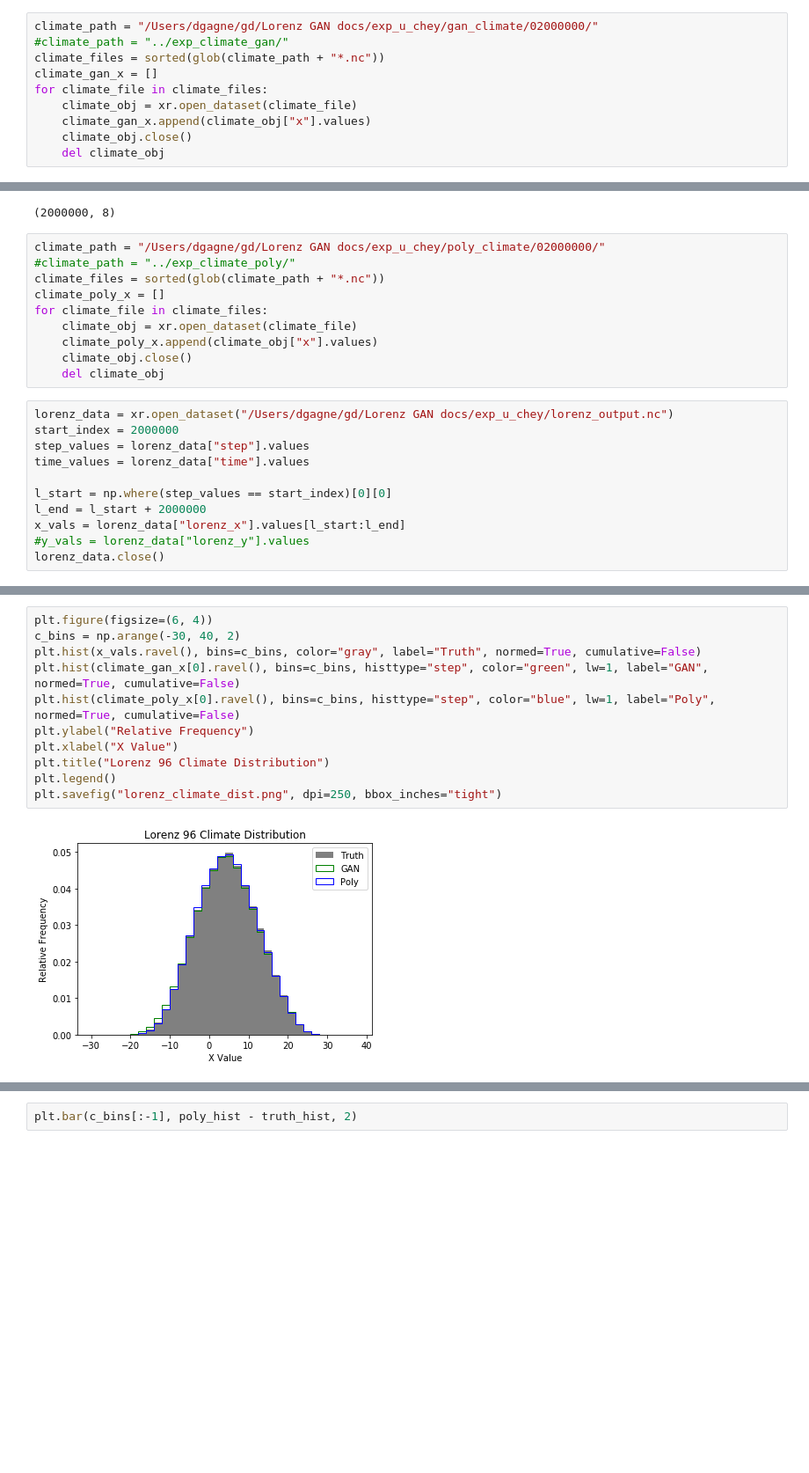
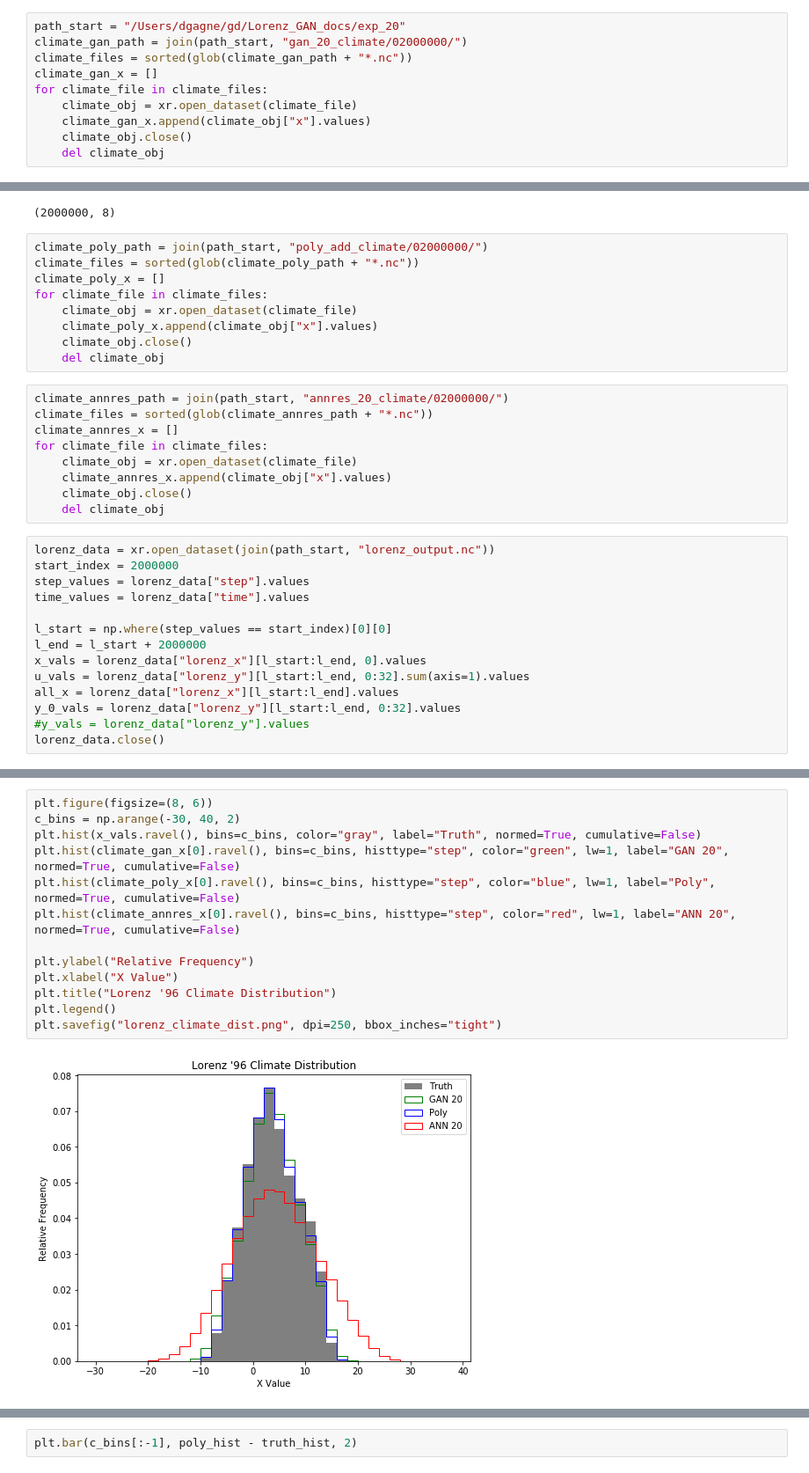
Before and after one commit to djgagne/lorenz_gan, a Jupyter notebook: notebooks/lorenz_gan_climate.ipynb, the cells around one changed output, grey strips where cells are left out. Shown at 88% size. Drawn from its saved outputs; the diff is of its cells as text; blank space fills up the shorter version.

```diff
--- a/notebooks/lorenz_gan_climate.ipynb
+++ b/notebooks/lorenz_gan_climate.ipynb
@@ -7,7 +9,7 @@ from glob import glob
 # %%
-climate_path = "/Users/dgagne/gd/Lorenz GAN docs/exp_u_chey/gan_climate/02000000/"
-#climate_path = "../exp_climate_gan/"
-climate_files = sorted(glob(climate_path + "*.nc"))
+path_start = "/Users/dgagne/gd/Lorenz_GAN_docs/exp_20"
+climate_gan_path = join(path_start, "gan_20_climate/02000000/")
+climate_files = sorted(glob(climate_gan_path + "*.nc"))
 climate_gan_x = []
 for climate_file in climate_files:
     climate_obj = xr.open_dataset(climate_file)
@@ -19,23 +21,34 @@ climate_gan_x[0].shape
 # %% [output]
 (2000000, 8)
 # %%
-climate_path = "/Users/dgagne/gd/Lorenz GAN docs/exp_u_chey/poly_climate/02000000/"
-#climate_path = "../exp_climate_poly/"
-climate_files = sorted(glob(climate_path + "*.nc"))
+climate_poly_path = join(path_start, "poly_add_climate/02000000/")
+climate_files = sorted(glob(climate_poly_path + "*.nc"))
 climate_poly_x = []
 for climate_file in climate_files:
     climate_obj = xr.open_dataset(climate_file)
     climate_poly_x.append(climate_obj["x"].values)
     climate_obj.close()
     del climate_obj
+# %%
+climate_annres_path = join(path_start, "annres_20_climate/02000000/")
+climate_files = sorted(glob(climate_annres_path + "*.nc"))
+climate_annres_x = []
+for climate_file in climate_files:
+    climate_obj = xr.open_dataset(climate_file)
+    climate_annres_x.append(climate_obj["x"].values)
+    climate_obj.close()
+    del climate_obj
 # %%
-lorenz_data = xr.open_dataset("/Users/dgagne/gd/Lorenz GAN docs/exp_u_chey/lorenz_output.nc")
+lorenz_data = xr.open_dataset(join(path_start, "lorenz_output.nc"))
 start_index = 2000000
 step_values = lorenz_data["step"].values
 time_values = lorenz_data["time"].values
 
 l_start = np.where(step_values == start_index)[0][0]
 l_end = l_start + 2000000
-x_vals = lorenz_data["lorenz_x"].values[l_start:l_end]
+x_vals = lorenz_data["lorenz_x"][l_start:l_end, 0].values
+u_vals = lorenz_data["lorenz_y"][l_start:l_end, 0:32].sum(axis=1).values
+all_x = lorenz_data["lorenz_x"][l_start:l_end].values
+y_0_vals = lorenz_data["lorenz_y"][l_start:l_end, 0:32].values
 #y_vals = lorenz_data["lorenz_y"].values
 lorenz_data.close()
@@ -51,16 +114,18 @@ plt.pcolormesh(climate_gan_x[0], vmin=-30, vmax=30, cmap="RdBu_r")
 # %%
-plt.figure(figsize=(6, 4))
+plt.figure(figsize=(8, 6))
 c_bins = np.arange(-30, 40, 2)
 plt.hist(x_vals.ravel(), bins=c_bins, color="gray", label="Truth", normed=True, cumulative=False)
-plt.hist(climate_gan_x[0].ravel(), bins=c_bins, histtype="step", color="green", lw=1, label="GAN", normed=True, cumulative=False)
+plt.hist(climate_gan_x[0].ravel(), bins=c_bins, histtype="step", color="green", lw=1, label="GAN 20", normed=True, cumulative=False)
 plt.hist(climate_poly_x[0].ravel(), bins=c_bins, histtype="step", color="blue", lw=1, label="Poly", normed=True, cumulative=False)
+plt.hist(climate_annres_x[0].ravel(), bins=c_bins, histtype="step", color="red", lw=1, label="ANN 20", normed=True, cumulative=False)
+
 plt.ylabel("Relative Frequency")
 plt.xlabel("X Value")
-plt.title("Lorenz 96 Climate Distribution")
+plt.title("Lorenz '96 Climate Distribution")
 plt.legend()
 plt.savefig("lorenz_climate_dist.png", dpi=250, bbox_inches="tight")
 # %% [output]
-[figure, old version]
+[figure, new version]
 # %%
 truth_hist, _ = np.histogram(x_vals.ravel(), bins=c_bins, normed=True)
 gan_hist, _ = np.histogram(climate_gan_x[0].ravel(), bins=c_bins, normed=True)
```
Also changed, not shown: parts of 22 cells of this notebook, 11 other files.
